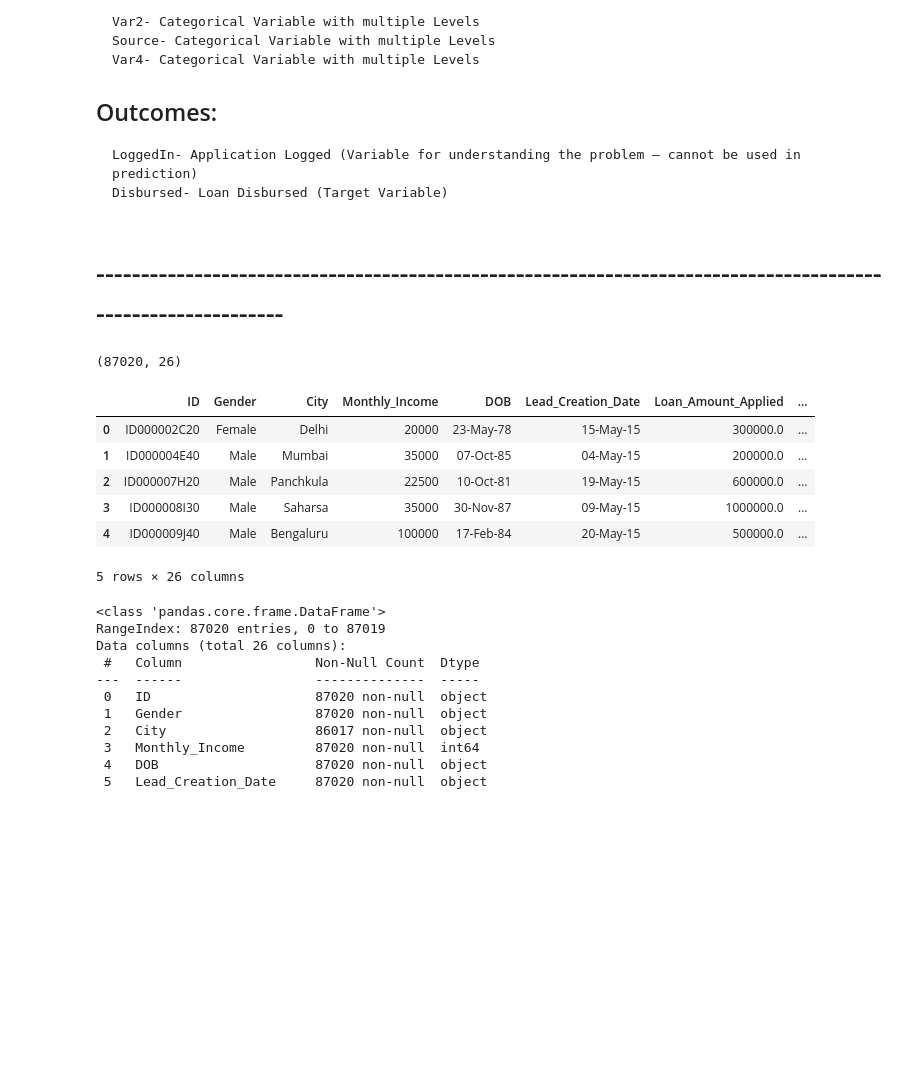
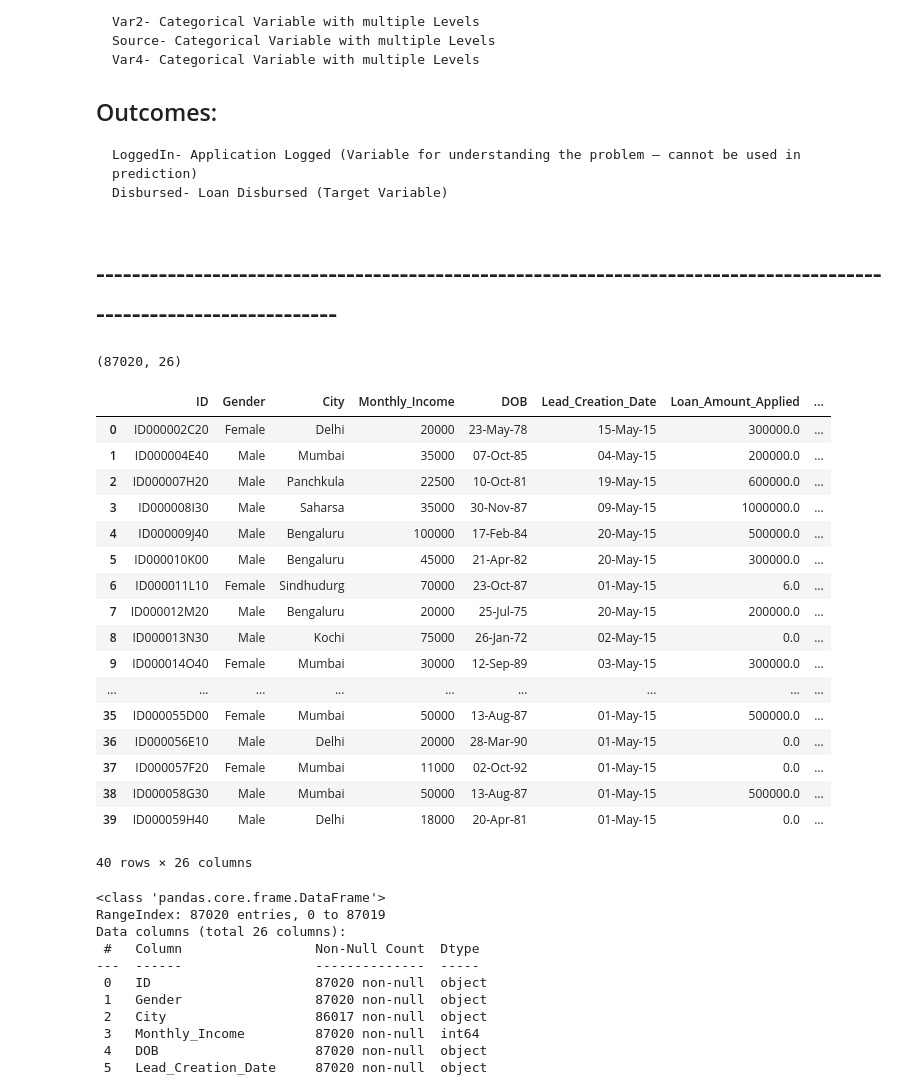
Before and after one commit to armand1027/HappyCustomerBank, a Jupyter notebook: Projekt_HappyCustomerBank.ipynb, the cells around one changed output. Drawn from its saved outputs; the diff is of its cells as text; code cells hidden in the pictures; blank space fills up the shorter version.

```diff
--- a/Projekt_HappyCustomerBank.ipynb
+++ b/Projekt_HappyCustomerBank.ipynb
@@ -56,7 +56,7 @@ https://discuss.analyticsvidhya.com/t/hackathon-3-x-predict-customer-worth-for-h
     LoggedIn- Application Logged (Variable for understanding the problem – cannot be used in prediction)
     Disbursed- Loan Disbursed (Target Variable)
 # %% [markdown]
-# -------------------------------------------------------------------------------------------------------------
+# -------------------------------------------------------------------------------------------------------------------
 # %%
 import numpy as np
 import pandas as pd
@@ -69,15 +69,26 @@ print(data.shape)
 # %% [output]
 (87020, 26)
 # %%
-data.head()
+data.head(40)
 # %% [output]
 |  | ID | Gender | City | Monthly_Income | DOB | Lead_Creation_Date | Loan_Amount_Applied | ... |
 | 0 | ID000002C20 | Female | Delhi | 20000 | 23-May-78 | 15-May-15 | 300000.0 | ... |
 | 1 | ID000004E40 | Male | Mumbai | 35000 | 07-Oct-85 | 04-May-15 | 200000.0 | ... |
 | 2 | ID000007H20 | Male | Panchkula | 22500 | 10-Oct-81 | 19-May-15 | 600000.0 | ... |
 | 3 | ID000008I30 | Male | Saharsa | 35000 | 30-Nov-87 | 09-May-15 | 1000000.0 | ... |
 | 4 | ID000009J40 | Male | Bengaluru | 100000 | 17-Feb-84 | 20-May-15 | 500000.0 | ... |
+| 5 | ID000010K00 | Male | Bengaluru | 45000 | 21-Apr-82 | 20-May-15 | 300000.0 | ... |
+| 6 | ID000011L10 | Female | Sindhudurg | 70000 | 23-Oct-87 | 01-May-15 | 6.0 | ... |
+| 7 | ID000012M20 | Male | Bengaluru | 20000 | 25-Jul-75 | 20-May-15 | 200000.0 | ... |
+| 8 | ID000013N30 | Male | Kochi | 75000 | 26-Jan-72 | 02-May-15 | 0.0 | ... |
+| 9 | ID000014O40 | Female | Mumbai | 30000 | 12-Sep-89 | 03-May-15 | 300000.0 | ... |
+| ... | ... | ... | ... | ... | ... | ... | ... | ... |
+| 35 | ID000055D00 | Female | Mumbai | 50000 | 13-Aug-87 | 01-May-15 | 500000.0 | ... |
+| 36 | ID000056E10 | Male | Delhi | 20000 | 28-Mar-90 | 01-May-15 | 0.0 | ... |
+| 37 | ID000057F20 | Female | Mumbai | 11000 | 02-Oct-92 | 01-May-15 | 0.0 | ... |
+| 38 | ID000058G30 | Male | Mumbai | 50000 | 13-Aug-87 | 01-May-15 | 500000.0 | ... |
+| 39 | ID000059H40 | Male | Delhi | 18000 | 20-Apr-81 | 01-May-15 | 0.0 | ... |
-5 rows × 26 columns
+40 rows × 26 columns
 # %%
 data.info()
 # %% [output]
```
Also changed, not shown: parts of 52 cells of this notebook.
